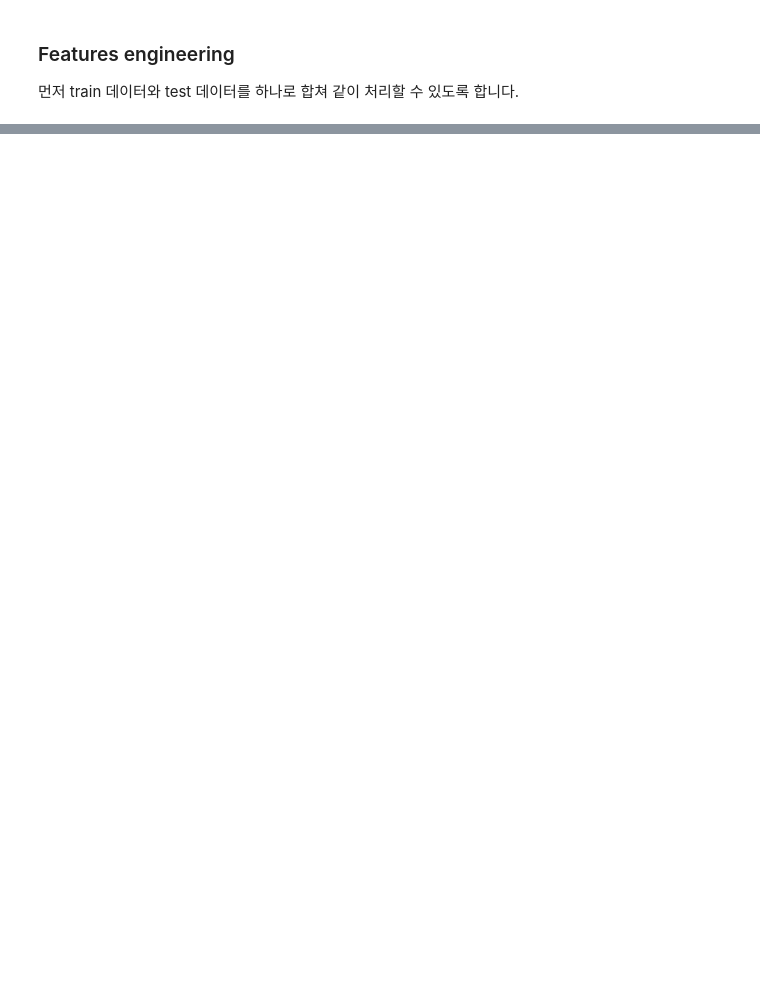
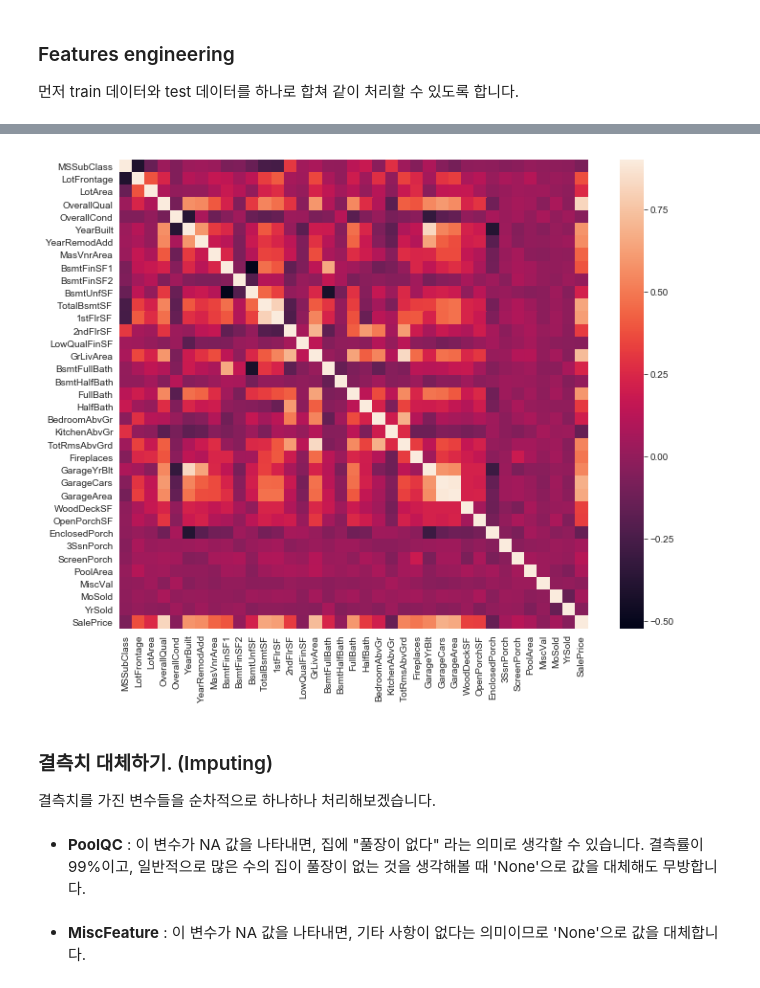
Before and after one commit to Ilevk/TIL, a Jupyter notebook: Kaggle/House Price/Stacked Regressions to predict House Prices.ipynb, the cells around one changed output, grey strips where cells are left out. Saved outputs shown, nothing was run; the diff lists cells and outputs as text; code cells hidden in the pictures; blank space fills up the shorter version.

```diff
--- a/Kaggle/House Price/Stacked Regressions to predict House Prices.ipynb
+++ b/Kaggle/House Price/Stacked Regressions to predict House Prices.ipynb
@@ -240,0 +288,15 @@ print('데이터 전체 크기 : {}'.format(all_data.shape))
+# %%
+# Dataframe.corr() 함수를 통해 해당 df 변수들간 상관 관계 행렬을 얻을 수 있습니다.
+corrmat = train.corr()
+plt.subplots(figsize=(12, 9))
+# seaborn.heatmap() 함수로 상관 관계 행렬을 그릴 수 있습니다.
+# Confusion matrix를 표현할 때도 사용하기도 합니다.
+sns.heatmap(corrmat, vmax=0.9, square=True)
+plt.show()
+# %% [output]
+[figure, added]
+# %% [markdown]
+### 결측치 대체하기. (Imputing)
+결측치를 가진 변수들을 순차적으로 하나하나 처리해보겠습니다.
+# %% [markdown]
+- **PoolQC** : 이 변수가 NA 값을 나타내면, 집에 "풀장이 없다" 라는 의미로 생각할 수 있습니다. 결측률이 99%이고, 일반적으로 많은 수의 집이 풀장이 없는 것을 생각해볼 때 'None'으로 값을 대체해도 무방합니다.
@@ -240,0 +305,2 @@ print('데이터 전체 크기 : {}'.format(all_data.shape))
+# %% [markdown]
+- **MiscFeature** : 이 변수가 NA 값을 나타내면, 기타 사항이 없다는 의미이므로 'None'으로 값을 대체합니다.
```
Also changed, not shown: parts of 23 cells of this notebook.
